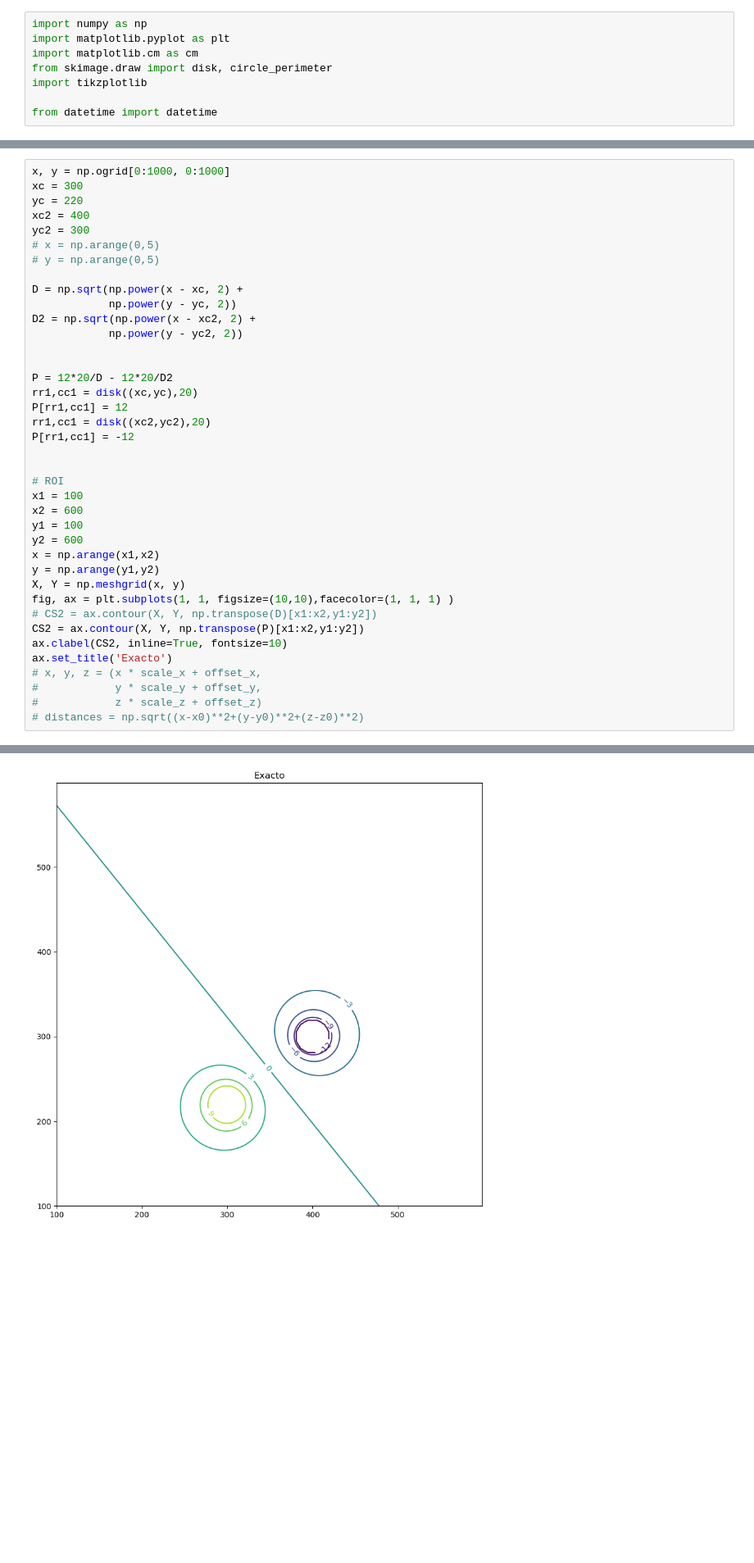
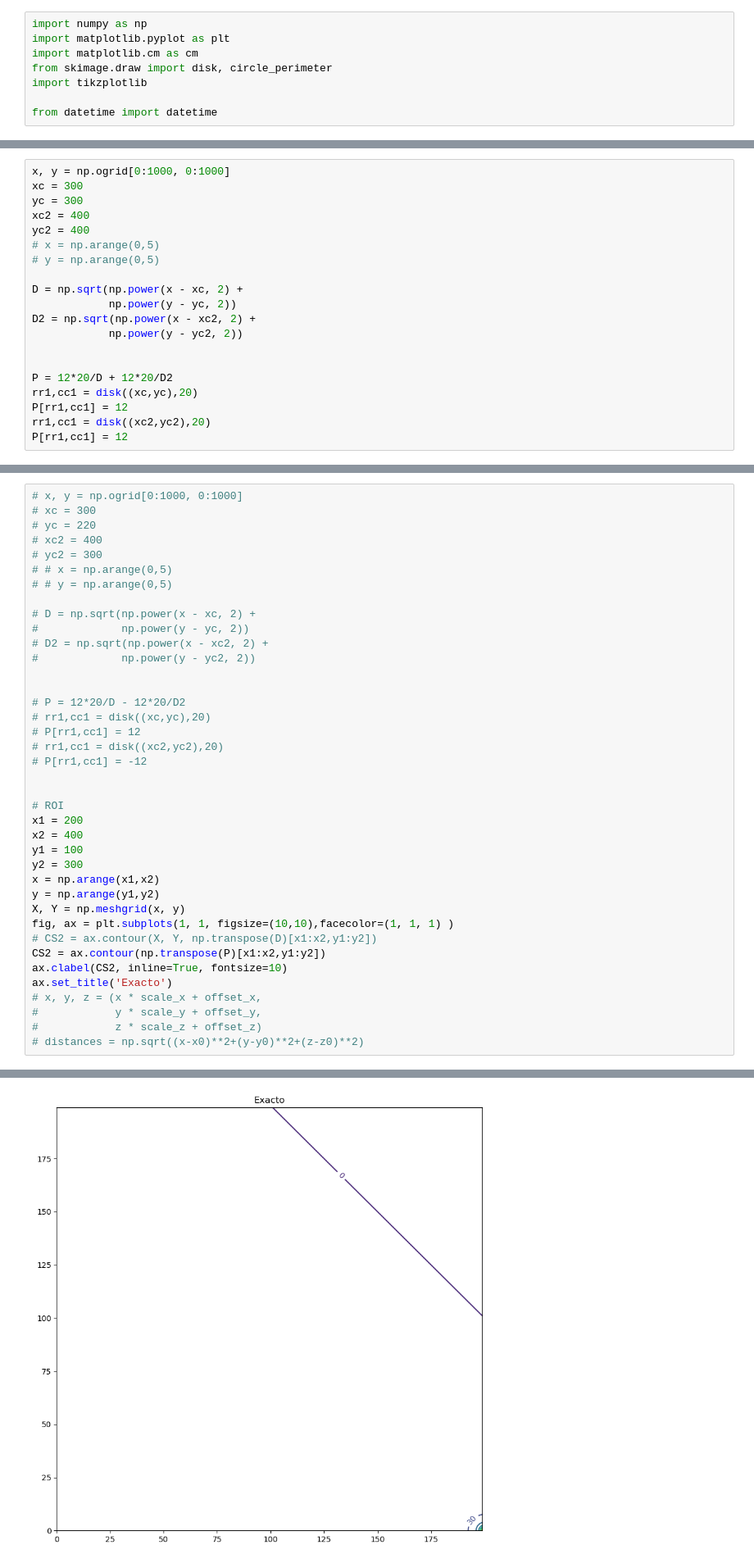
Before and after one commit to epplugins/UTN, a Jupyter notebook: electromagnetismo/em_labo.ipynb, the cells around one changed output, grey strips where cells are left out. Shown at 82% size. Drawn from its saved outputs; the diff is of its cells as text; blank space fills up the shorter version.

```diff
--- a/electromagnetismo/em_labo.ipynb
+++ b/electromagnetismo/em_labo.ipynb
@@ -23,0 +72,20 @@ def V_graf(V ,x ,y ,h):
+# %%
+x, y = np.ogrid[0:1000, 0:1000]
+xc = 300
+yc = 300
+xc2 = 400
+yc2 = 400
+# x = np.arange(0,5)
+# y = np.arange(0,5)
+
+D = np.sqrt(np.power(x - xc, 2) +
+            np.power(y - yc, 2))
+D2 = np.sqrt(np.power(x - xc2, 2) +
+            np.power(y - yc2, 2))
+
+
+P = 12*20/D + 12*20/D2
+rr1,cc1 = disk((xc,yc),20)
+P[rr1,cc1] = 12
+rr1,cc1 = disk((xc2,yc2),20)
+P[rr1,cc1] = 12
@@ -24,43 +99,43 @@ def V_graf(V ,x ,y ,h):
 # %%
-x, y = np.ogrid[0:1000, 0:1000]
-xc = 300
-yc = 220
-xc2 = 400
-yc2 = 300
-# x = np.arange(0,5)
-# y = np.arange(0,5)
+# x, y = np.ogrid[0:1000, 0:1000]
+# xc = 300
+# yc = 220
+# xc2 = 400
+# yc2 = 300
+# # x = np.arange(0,5)
+# # y = np.arange(0,5)
 
-D = np.sqrt(np.power(x - xc, 2) +
-            np.power(y - yc, 2))
-D2 = np.sqrt(np.power(x - xc2, 2) +
-            np.power(y - yc2, 2))
+# D = np.sqrt(np.power(x - xc, 2) +
+#             np.power(y - yc, 2))
+# D2 = np.sqrt(np.power(x - xc2, 2) +
+#             np.power(y - yc2, 2))
 
 
-P = 12*20/D - 12*20/D2
-rr1,cc1 = disk((xc,yc),20)
-P[rr1,cc1] = 12
-rr1,cc1 = disk((xc2,yc2),20)
-P[rr1,cc1] = -12
+# P = 12*20/D - 12*20/D2
+# rr1,cc1 = disk((xc,yc),20)
+# P[rr1,cc1] = 12
+# rr1,cc1 = disk((xc2,yc2),20)
+# P[rr1,cc1] = -12
 
 
 # ROI
-x1 = 100
-x2 = 600
+x1 = 200
+x2 = 400
 y1 = 100
-y2 = 600
+y2 = 300
 x = np.arange(x1,x2)
 y = np.arange(y1,y2)
 X, Y = np.meshgrid(x, y)
 fig, ax = plt.subplots(1, 1, figsize=(10,10),facecolor=(1, 1, 1) )
 # CS2 = ax.contour(X, Y, np.transpose(D)[x1:x2,y1:y2])
-CS2 = ax.contour(X, Y, np.transpose(P)[x1:x2,y1:y2])
+CS2 = ax.contour(np.transpose(P)[x1:x2,y1:y2])
 ax.clabel(CS2, inline=True, fontsize=10)
 ax.set_title('Exacto')
 # x, y, z = (x * scale_x + offset_x,
 #            y * scale_y + offset_y,
 #            z * scale_z + offset_z)
 # distances = np.sqrt((x-x0)**2+(y-y0)**2+(z-z0)**2)
 # %% [output]
 Text(0.5, 1.0, 'Exacto')
-[figure, old version]
+[figure, new version]
 # %%
```
Also changed, not shown: parts of 6 cells of this notebook.
